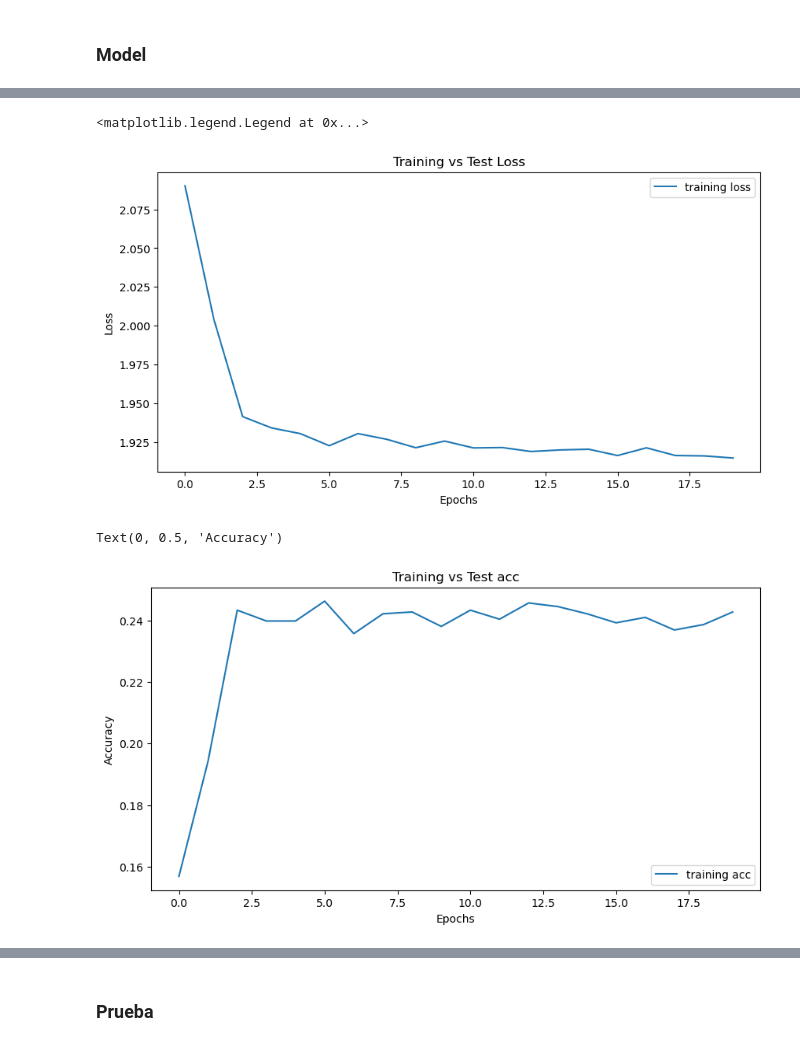
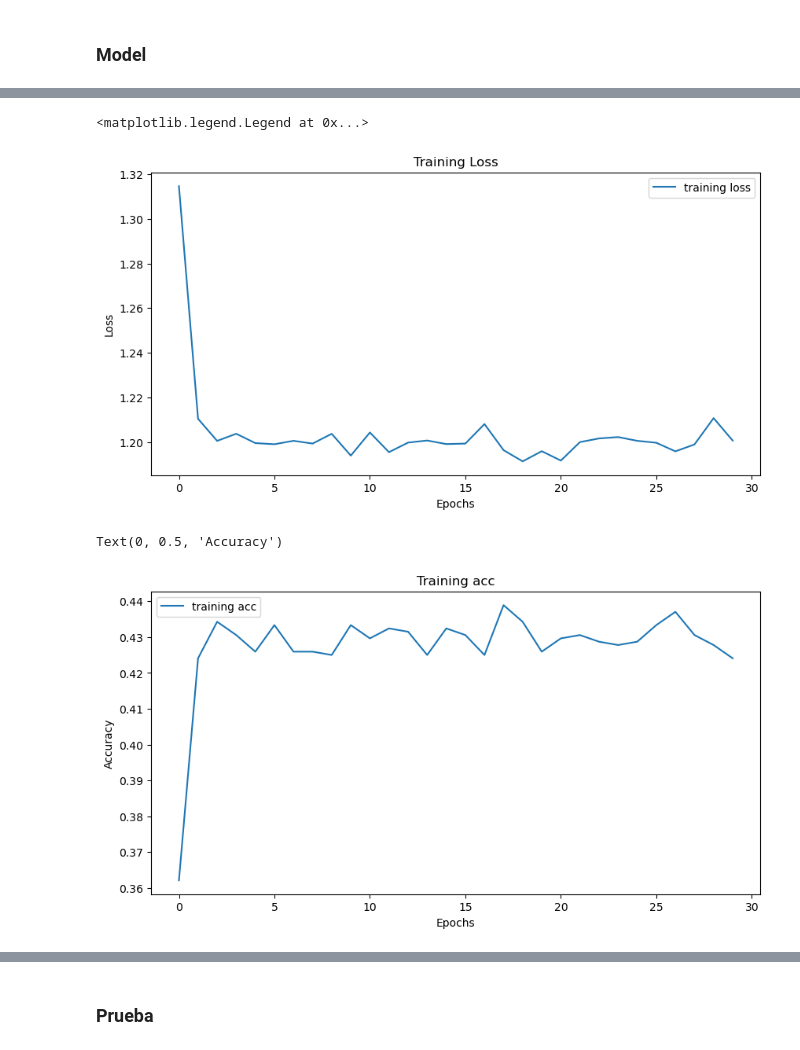
Before and after one commit to JoelBeltranG/Orbis, a Jupyter notebook: redneuronal_completa.ipynb, the cells around one changed output, grey strips where cells are left out. Saved outputs shown, nothing was run; the diff lists cells and outputs as text; code cells hidden in the pictures.

```diff
--- a/redneuronal_completa.ipynb
+++ b/redneuronal_completa.ipynb
@@ -72,7 +79,7 @@ train_loader = DataLoader(train_generator, batch_size=batch_size, shuffle=True,
 # %%
 import torch.nn as nn
 class modelo_convnetquake(SeisBenchModel):  #
-    def __init__(self, citation=None, num_classes=10, regularization=0.001, input_length=3001, sampling_rate=100):
+    def __init__(self, citation=None, num_classes=10, regularization=0.0001, input_length=3001, sampling_rate=100):
         self.regularization = regularization
 
         super().__init__()
@@ -118,10 +125,10 @@ class modelo_convnetquake(SeisBenchModel):  #
         accuracy = correct.sum() / len(correct)
         return accuracy
 # %%
-learning_rate = 0.001
+learning_rate = 0.004
 # %%
 device = torch.device('cuda' if torch.cuda.is_available() else "cpu")
-model = modelo_convnetquake(input_length=6001,num_classes=8)
+model = modelo_convnetquake(input_length=6001,num_classes=4)
 model.to(device)
 # %% [output]
 modelo_convnetquake(
@@ -161,7 +167,7 @@ train_acc = []
 test_loss = []
 test_acc = []
 
-epoch = 20
+epoch = 30
 for i in range(epoch):
     running_loss = 0
     running_acc = 0
@@ -232,25 +238,25 @@ len(train_loader)
 # %%
 plt.figure(figsize=(10,5))
 plt.plot(train_loss,label='training loss')
 #plt.plot(test_loss,label='testing loss')
-plt.title("Training vs Test Loss")
+plt.title("Training Loss")
 plt.xlabel('Epochs')
 plt.ylabel('Loss')
 plt.legend()
 # %% [output]
 <matplotlib.legend.Legend at 0x...>
-[figure, old version]
+[figure, new version]
 # %%
 plt.figure(figsize=(10,5))
 plt.plot(train_acc,label='training acc')
 #plt.plot(test_acc,label='testing acc')
-plt.title("Training vs Test acc")
+plt.title("Training acc")
 plt.legend()
 plt.xlabel('Epochs')
 plt.ylabel('Accuracy')
 # %% [output]
 Text(0, 0.5, 'Accuracy')
-[figure, old version]
+[figure, new version]
 # %%
 #save the model
 checkpoint = {
```
Also changed, not shown: parts of 14 cells of this notebook, 3 other files.
